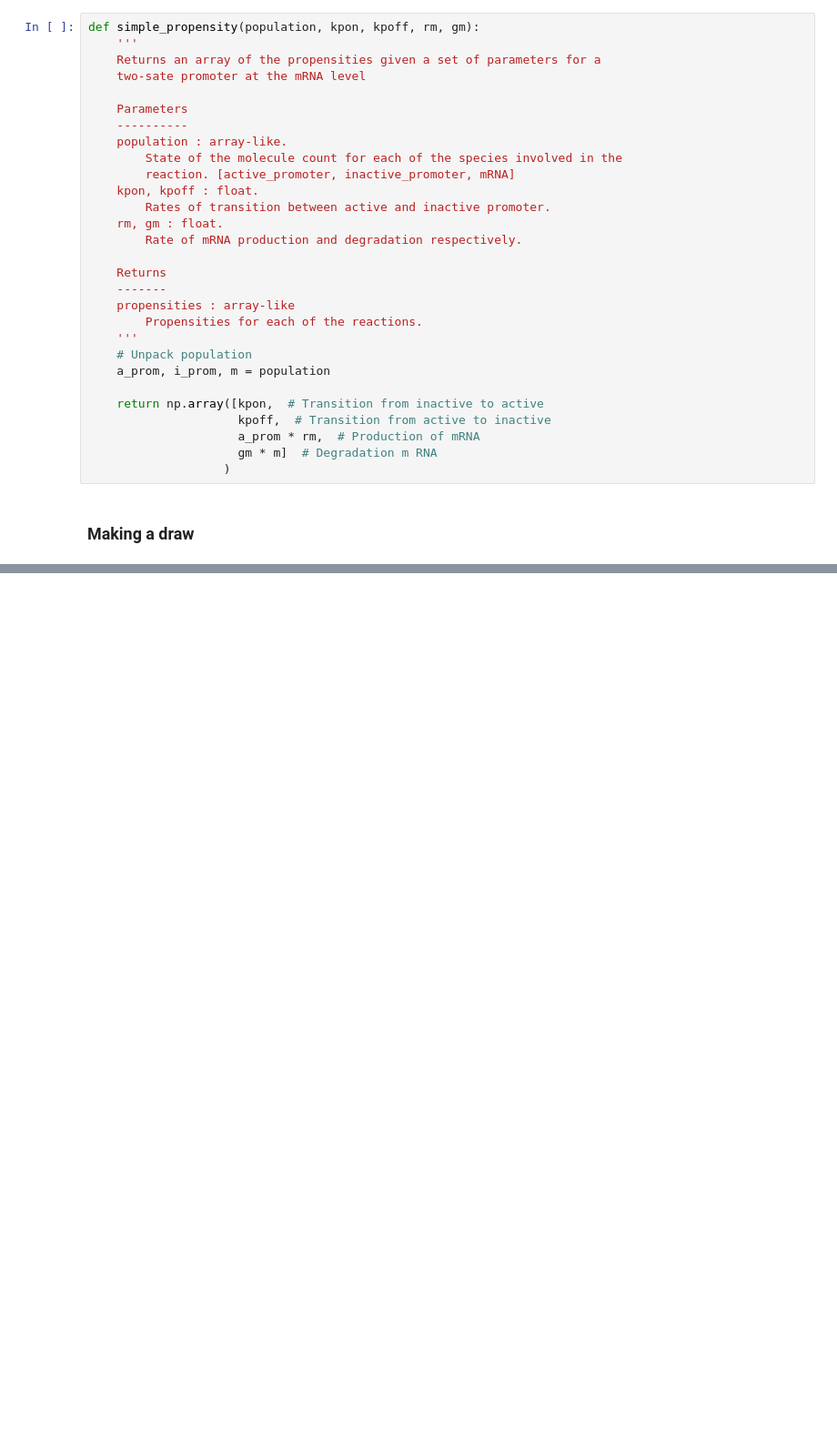
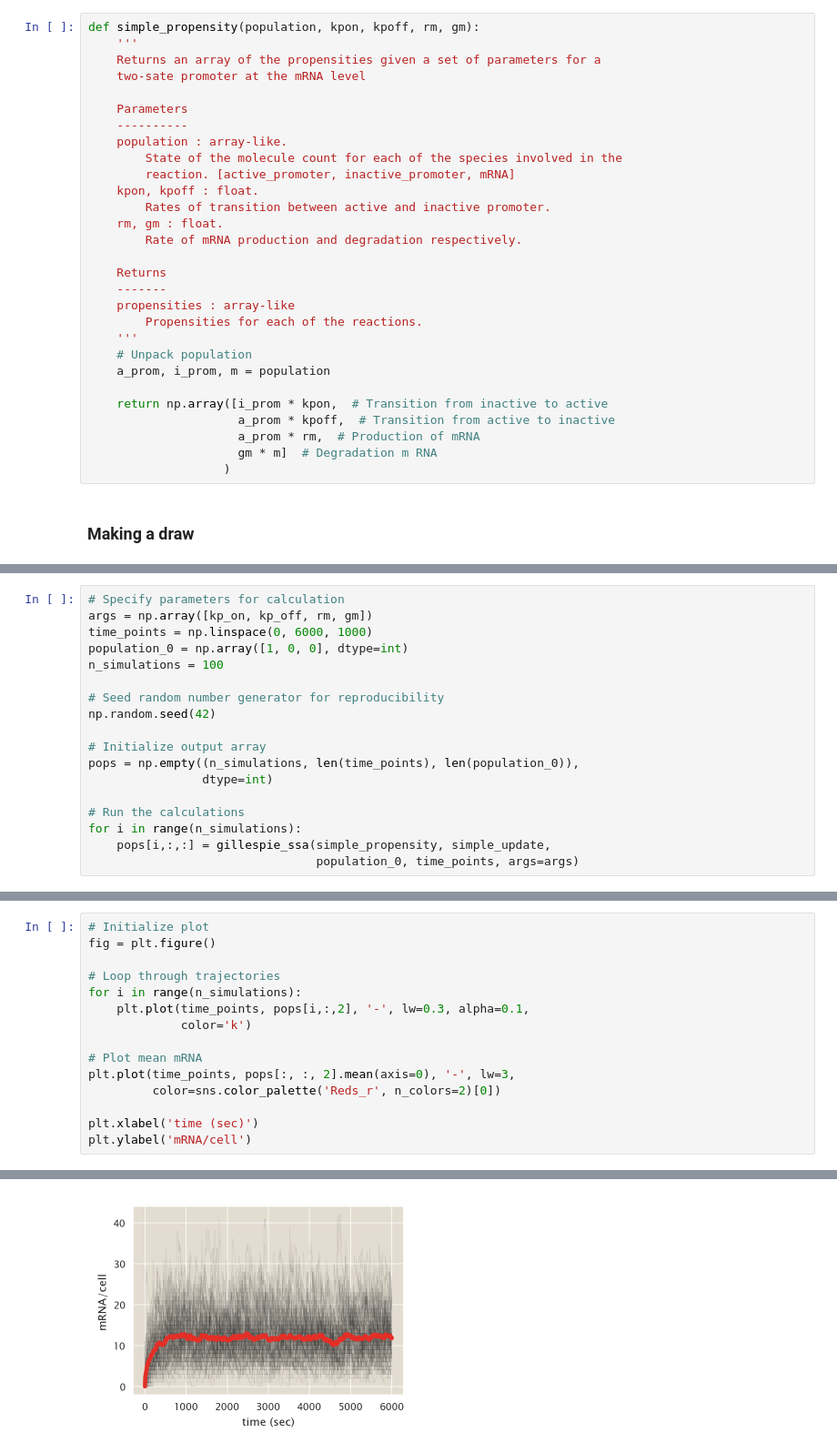
Before and after one commit to RPGroup-PBoC/chann_cap, a Jupyter notebook: src/theory/gillespie_simulation.ipynb, the cells around one changed output, grey strips where cells are left out. Shown at 91% size. Saved outputs shown, nothing was run; the diff lists cells and outputs as text; blank space fills up the shorter version.

```diff
--- a/src/theory/gillespie_simulation.ipynb
+++ b/src/theory/gillespie_simulation.ipynb
@@ -150,8 +151,8 @@ def simple_propensity(population, kpon, kpoff, rm, gm):
     # Unpack population
     a_prom, i_prom, m = population
 
-    return np.array([kpon,  # Transition from inactive to active
-                     kpoff,  # Transition from active to inactive
+    return np.array([i_prom * kpon,  # Transition from inactive to active
+                     a_prom * kpoff,  # Transition from active to inactive
                      a_prom * rm,  # Production of mRNA
                      gm * m]  # Degradation m RNA
                    )
@@ -161,0 +315,18 @@ The Gillespie algorithm relies on generating (pseudo-)random numbers in order to
+# %%
+# Specify parameters for calculation
+args = np.array([kp_on, kp_off, rm, gm])
+time_points = np.linspace(0, 6000, 1000)
+population_0 = np.array([1, 0, 0], dtype=int)
+n_simulations = 100
+
+# Seed random number generator for reproducibility
+np.random.seed(42)
+
+# Initialize output array
+pops = np.empty((n_simulations, len(time_points), len(population_0)),
+                dtype=int)
+
+# Run the calculations
+for i in range(n_simulations):
+    pops[i,:,:] = gillespie_ssa(simple_propensity, simple_update,
+                                population_0, time_points, args=args)
@@ -161,0 +335,16 @@ The Gillespie algorithm relies on generating (pseudo-)random numbers in order to
+# %%
+# Initialize plot
+fig = plt.figure()
+
+# Loop through trajectories
+for i in range(n_simulations):
+    plt.plot(time_points, pops[i,:,2], '-', lw=0.3, alpha=0.1,
+             color='k')
+
+# Plot mean mRNA
+plt.plot(time_points, pops[:, :, 2].mean(axis=0), '-', lw=3,
+         color=sns.color_palette('Reds_r', n_colors=2)[0])
+
+plt.xlabel('time (sec)')
+plt.ylabel('mRNA/cell')
+# %% [output]
@@ -161,0 +352 @@ The Gillespie algorithm relies on generating (pseudo-)random numbers in order to
+[figure, added]
```
Also changed, not shown: parts of 22 cells of this notebook.
